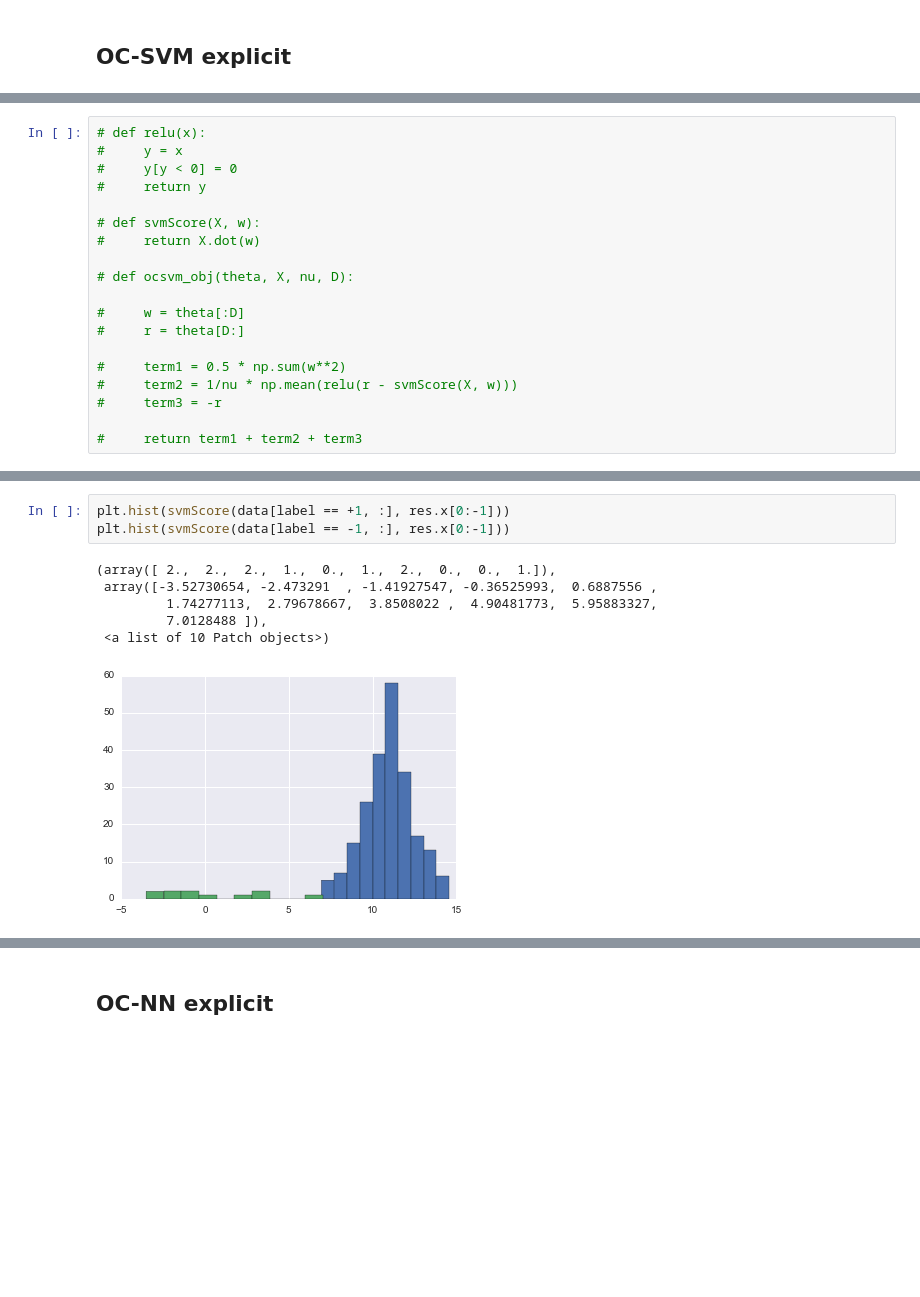
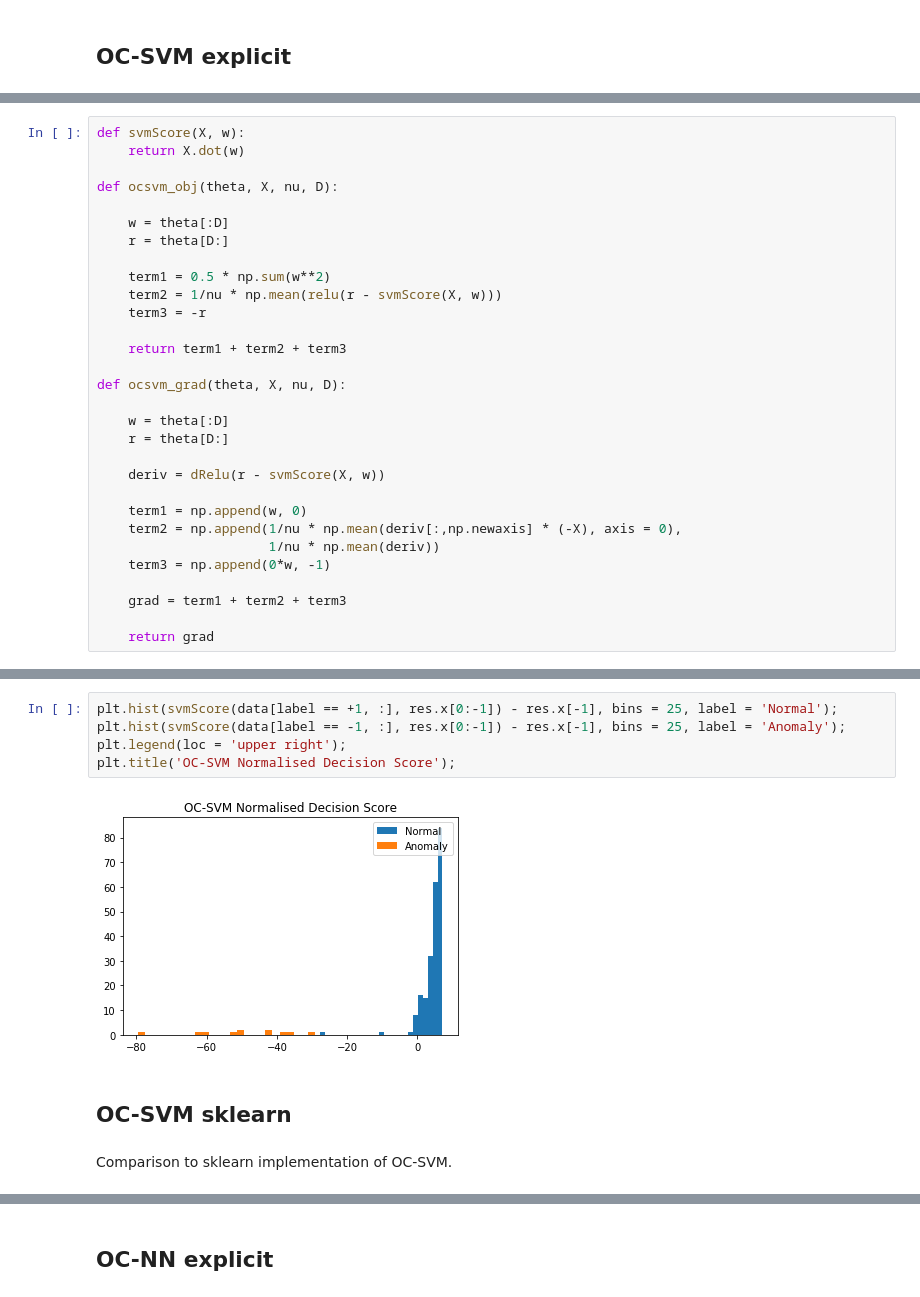
Before and after one commit to raghavchalapathy/one_class_nn, a Jupyter notebook: OCNN_Explicit_Minimisation.ipynb, the cells around one changed output, grey strips where cells are left out. Drawn from its saved outputs; the diff is of its cells as text; blank space fills up the shorter version.

```diff
--- a/OCNN_Explicit_Minimisation.ipynb
+++ b/OCNN_Explicit_Minimisation.ipynb
@@ -48,19 +43,30 @@ UnicodeDecodeError: 'ascii' codec can't decode byte 0xf0 in position 6: ordinal
 # %%
-# def relu(x):
-#     y = x
-#     y[y < 0] = 0
-#     return y
+def svmScore(X, w):
+    return X.dot(w)
 
-# def svmScore(X, w):
-#     return X.dot(w)
+def ocsvm_obj(theta, X, nu, D):
 
-# def ocsvm_obj(theta, X, nu, D):
+    w = theta[:D]
+    r = theta[D:]
 
-#     w = theta[:D]
-#     r = theta[D:]
+    term1 = 0.5 * np.sum(w**2)
+    term2 = 1/nu * np.mean(relu(r - svmScore(X, w)))
+    term3 = -r
 
-#     term1 = 0.5 * np.sum(w**2)
-#     term2 = 1/nu * np.mean(relu(r - svmScore(X, w)))
-#     term3 = -r
+    return term1 + term2 + term3
 
-#     return term1 + term2 + term3
+def ocsvm_grad(theta, X, nu, D):
+
+    w = theta[:D]
+    r = theta[D:]
+
+    deriv = dRelu(r - svmScore(X, w))
+
+    term1 = np.append(w, 0)
+    term2 = np.append(1/nu * np.mean(deriv[:,np.newaxis] * (-X), axis = 0),
+                      1/nu * np.mean(deriv))
+    term3 = np.append(0*w, -1)
+
+    grad = term1 + term2 + term3
+
+    return grad
@@ -133,10 +90,11 @@ error: failed in converting 7th argument `g' of _lbfgsb.setulb to C/Fortran arra
 # %%
-plt.hist(svmScore(data[label == +1, :], res.x[0:-1]))
-plt.hist(svmScore(data[label == -1, :], res.x[0:-1]))
+plt.hist(svmScore(data[label == +1, :], res.x[0:-1]) - res.x[-1], bins = 25, label = 'Normal');
+plt.hist(svmScore(data[label == -1, :], res.x[0:-1]) - res.x[-1], bins = 25, label = 'Anomaly');
+plt.legend(loc = 'upper right');
+plt.title('OC-SVM Normalised Decision Score');
 # %% [output]
-(array([ 2.,  2.,  2.,  1.,  0.,  1.,  2.,  0.,  0.,  1.]),
- array([-3.52730654, -2.473291  , -1.41927547, -0.36525993,  0.6887556 ,
-         1.74277113,  2.79678667,  3.8508022 ,  4.90481773,  5.95883327,
-         7.0128488 ]),
- <a list of 10 Patch objects>)
-[figure, old version]
+[figure, new version]
+# %% [markdown]
+## OC-SVM sklearn
+# %% [markdown]
+Comparison to sklearn implementation of OC-SVM.
```
Also changed, not shown: parts of 23 cells of this notebook, 2 other files.
